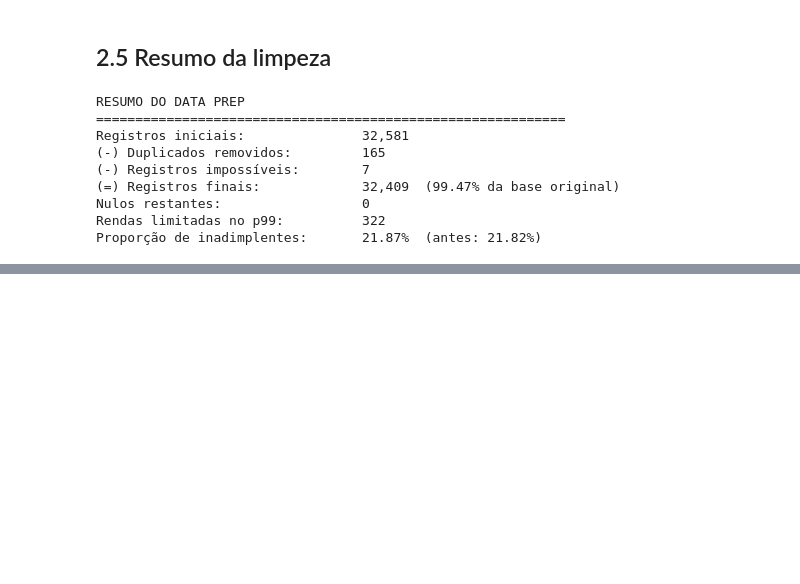
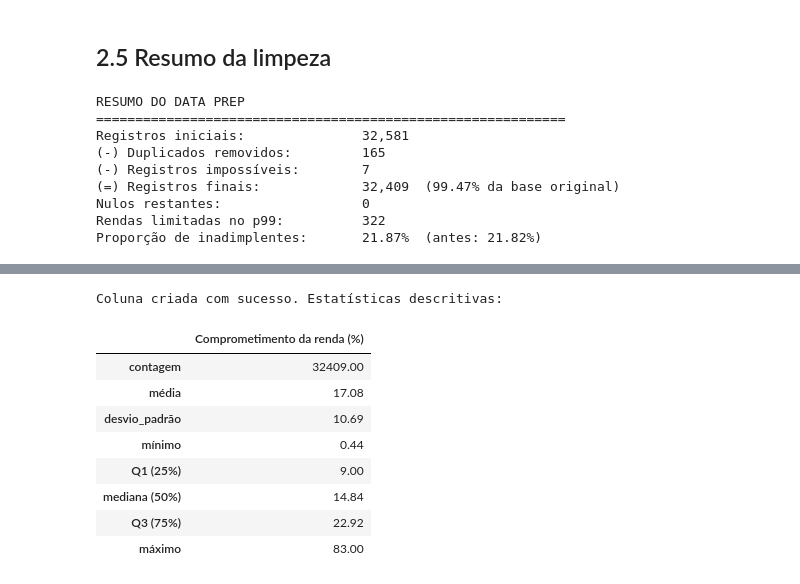
Before and after one commit to waldineilameira-lab/risco-credito-ml, a Jupyter notebook: notebooks/pipeline_risco_credito.ipynb, the cells around one changed output, grey strips where cells are left out. Drawn from its saved outputs; the diff is of its cells as text; code cells hidden in the pictures; blank space fills up the shorter version.

```diff
--- a/notebooks/pipeline_risco_credito.ipynb
+++ b/notebooks/pipeline_risco_credito.ipynb
@@ -952,0 +966,28 @@ Proporção de inadimplentes:       21.87%  (antes: 21.82%)
+# %%
+# ============================================================
+# 3.1 Criação da coluna comprometimento_renda
+# ============================================================
+
+# Pré-condições verificadas por código (o notebook para com erro se não forem atendidas):
+assert df[["loan_amnt", "person_income"]].isna().sum().sum() == 0, "Há nulos nas variáveis da fórmula"
+assert (df["person_income"] > 0).all(), "Há renda igual a zero (divisão por zero)"
+
+# Fórmula exigida pelo enunciado: valor do empréstimo / renda anual x 100
+df["comprometimento_renda"] = (df["loan_amnt"] / df["person_income"]) * 100
+
+# Registra o rótulo em português para tabelas e gráficos
+ROTULOS["comprometimento_renda"] = "Comprometimento da renda (%)"
+
+print("Coluna criada com sucesso. Estatísticas descritivas:")
+df["comprometimento_renda"].describe().rename(ESTATISTICAS_PT).to_frame(ROTULOS["comprometimento_renda"])
+# %% [output]
+Coluna criada com sucesso. Estatísticas descritivas:
+|  | Comprometimento da renda (%) |
+| contagem | 32409.00 |
+| média | 17.08 |
+| desvio_padrão | 10.69 |
+| mínimo | 0.44 |
+| Q1 (25%) | 9.00 |
+| mediana (50%) | 14.84 |
+| Q3 (75%) | 22.92 |
+| máximo | 83.00 |
```
Also changed, not shown: parts of 9 cells of this notebook, 1 other file.
